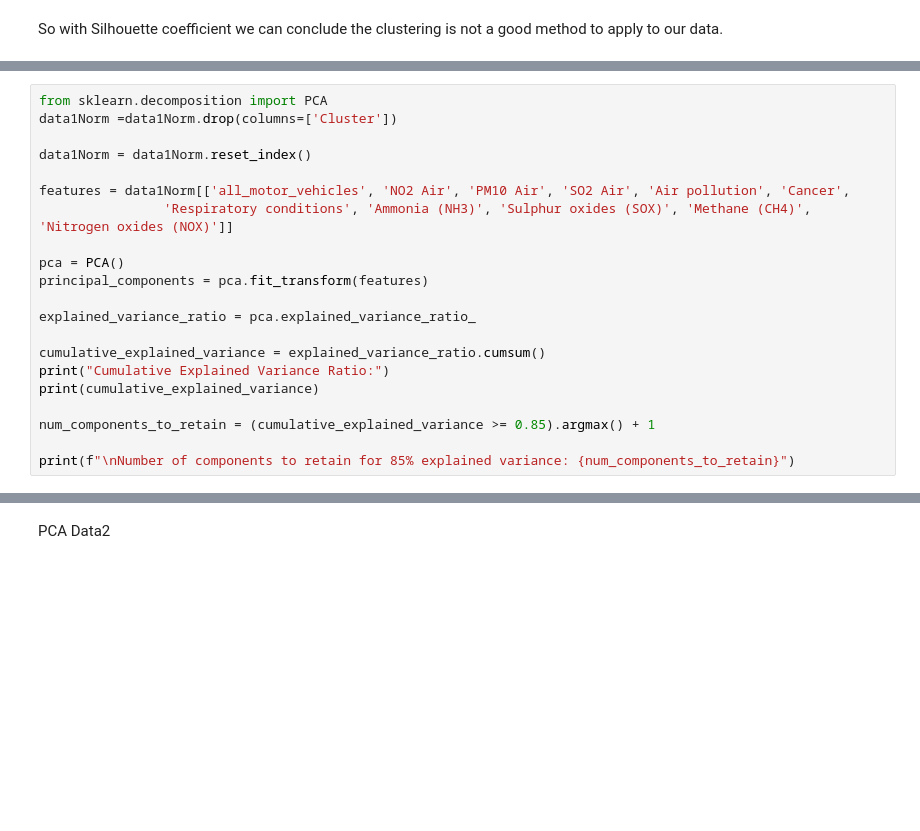
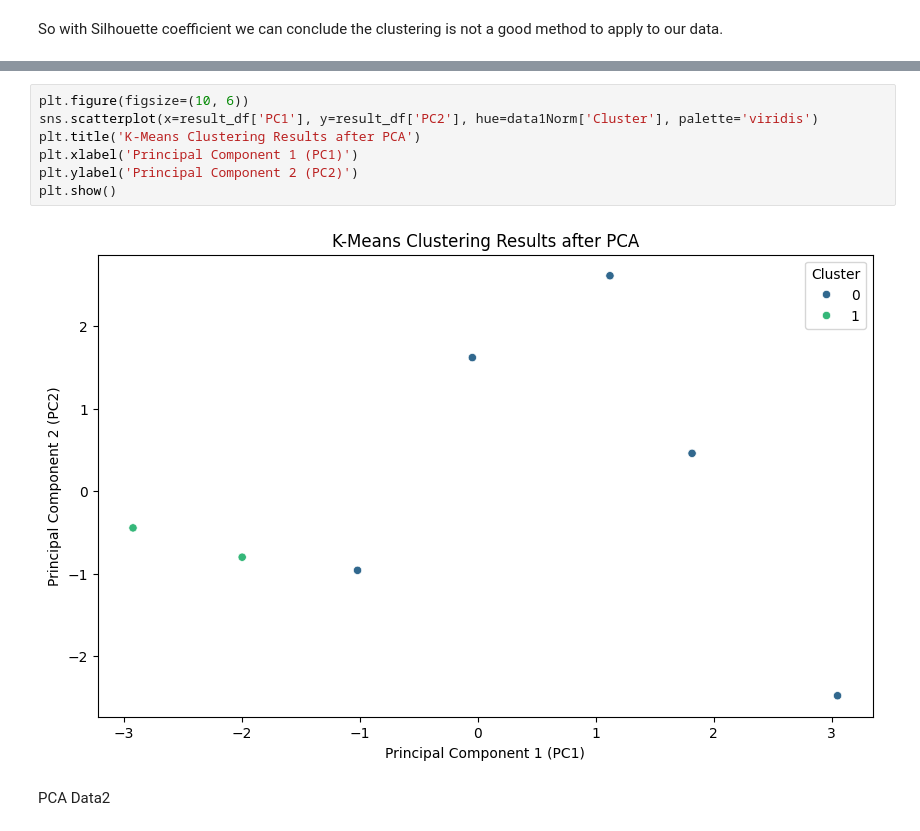
Before and after one commit to GuilhermeCasal/DataManagementFCD, a Jupyter notebook: secondDelivery.ipynb, the cells around one changed output, grey strips where cells are left out. Cells and saved outputs as stored; diff of their text form; blank space fills up the shorter version.

```diff
--- a/secondDelivery.ipynb
+++ b/secondDelivery.ipynb
@@ -249,21 +286,0 @@ The silhouette score for the clustering is: 0.2554163972866924
-# %%
-from sklearn.decomposition import PCA
-data1Norm =data1Norm.drop(columns=['Cluster'])
-
-data1Norm = data1Norm.reset_index()
-
-features = data1Norm[['all_motor_vehicles', 'NO2 Air', 'PM10 Air', 'SO2 Air', 'Air pollution', 'Cancer',
-                'Respiratory conditions', 'Ammonia (NH3)', 'Sulphur oxides (SOX)', 'Methane (CH4)', 'Nitrogen oxides (NOX)']]
-
-pca = PCA()
-principal_components = pca.fit_transform(features)
-
-explained_variance_ratio = pca.explained_variance_ratio_
-
-cumulative_explained_variance = explained_variance_ratio.cumsum()
-print("Cumulative Explained Variance Ratio:")
-print(cumulative_explained_variance)
-
-num_components_to_retain = (cumulative_explained_variance >= 0.85).argmax() + 1
-
-print(f"\nNumber of components to retain for 85% explained variance: {num_components_to_retain}")
@@ -315,3 +287,12 @@ Result DataFrame after PCA:
+# %%
+plt.figure(figsize=(10, 6))
+sns.scatterplot(x=result_df['PC1'], y=result_df['PC2'], hue=data1Norm['Cluster'], palette='viridis')
+plt.title('K-Means Clustering Results after PCA')
+plt.xlabel('Principal Component 1 (PC1)')
+plt.ylabel('Principal Component 2 (PC2)')
+plt.show()
+# %% [output]
+[figure, added]
 # %% [markdown]
 PCA Data2
 # %%
```
Also changed, not shown: parts of 24 cells of this notebook.
